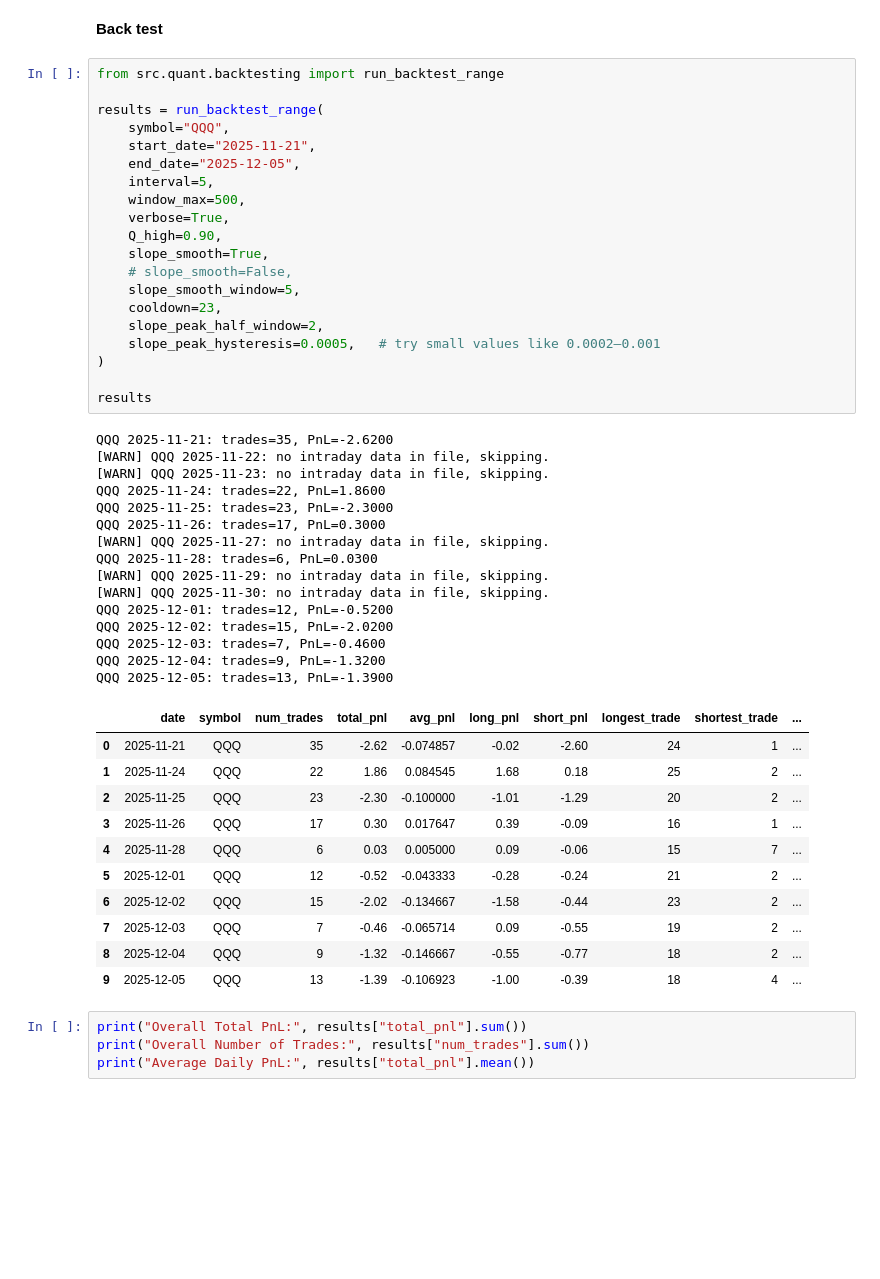
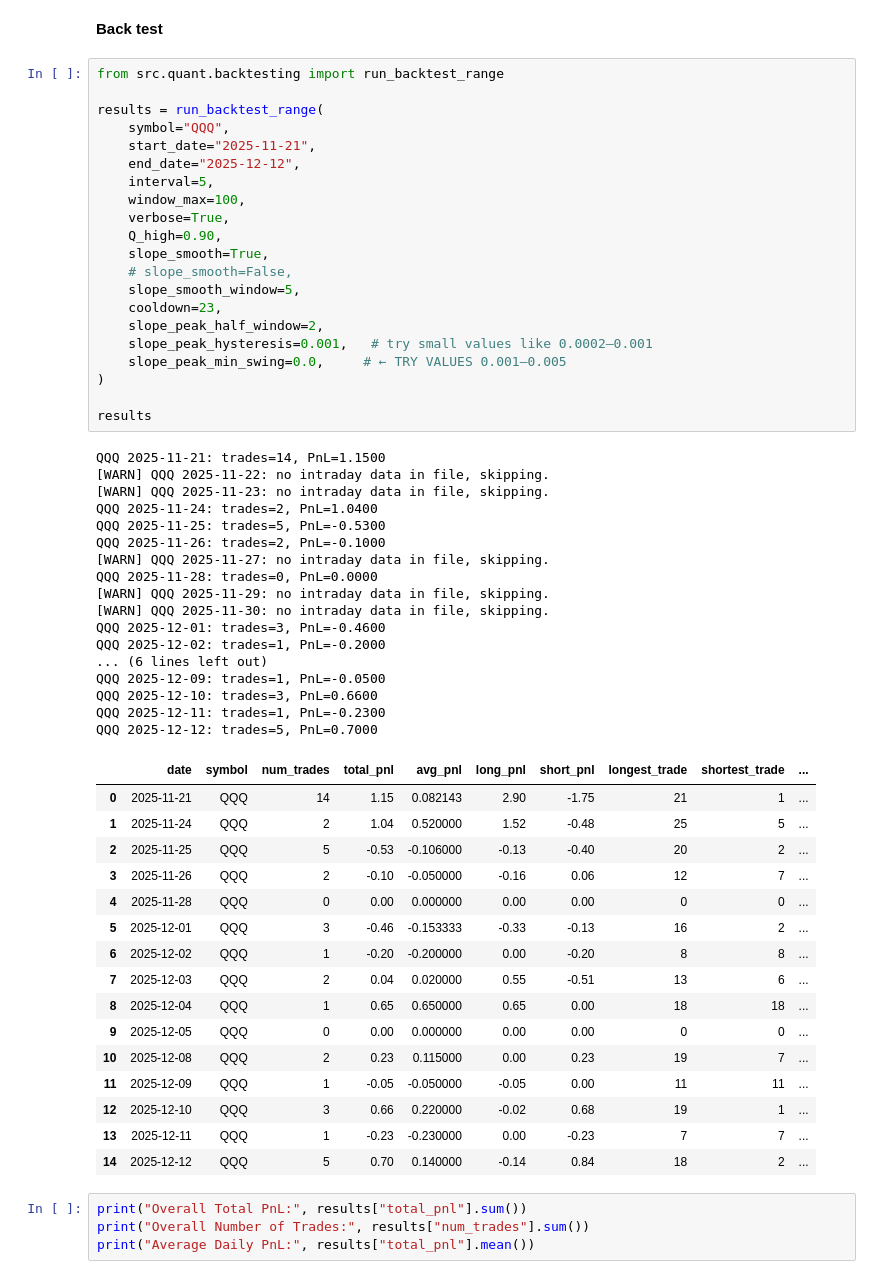
Before and after one commit to AlonMoshe/KF_trading, a Jupyter notebook: notebooks/Full_analysis_3.ipynb, the cells around one changed output. Saved outputs shown, nothing was run; the diff lists cells and outputs as text; blank space fills up the shorter version.

Commit message:
Added peak_to_trough parameter

```diff
--- a/notebooks/Full_analysis_3.ipynb
+++ b/notebooks/Full_analysis_3.ipynb
@@ -28,50 +32,58 @@ from src.data.data_utils import process_raw_to_processed, load_processed_df
 # %%
 from src.quant.backtesting import run_backtest_range
 
 results = run_backtest_range(
     symbol="QQQ",
     start_date="2025-11-21",
-    end_date="2025-12-05",
+    end_date="2025-12-12",
     interval=5,
-    window_max=500,
+    window_max=100,
     verbose=True,
     Q_high=0.90,
     slope_smooth=True,
     # slope_smooth=False,
     slope_smooth_window=5,
     cooldown=23,
     slope_peak_half_window=2,
-    slope_peak_hysteresis=0.0005,   # try small values like 0.0002–0.001
+    slope_peak_hysteresis=0.001,   # try small values like 0.0002–0.001
+    slope_peak_min_swing=0.0,     # ← TRY VALUES 0.001–0.005
 )
 
 results
 # %% [output]
-QQQ 2025-11-21: trades=35, PnL=-2.6200
+QQQ 2025-11-21: trades=14, PnL=1.1500
 [WARN] QQQ 2025-11-22: no intraday data in file, skipping.
 [WARN] QQQ 2025-11-23: no intraday data in file, skipping.
-QQQ 2025-11-24: trades=22, PnL=1.8600
-QQQ 2025-11-25: trades=23, PnL=-2.3000
-QQQ 2025-11-26: trades=17, PnL=0.3000
+QQQ 2025-11-24: trades=2, PnL=1.0400
+QQQ 2025-11-25: trades=5, PnL=-0.5300
+QQQ 2025-11-26: trades=2, PnL=-0.1000
 [WARN] QQQ 2025-11-27: no intraday data in file, skipping.
-QQQ 2025-11-28: trades=6, PnL=0.0300
+QQQ 2025-11-28: trades=0, PnL=0.0000
 [WARN] QQQ 2025-11-29: no intraday data in file, skipping.
 [WARN] QQQ 2025-11-30: no intraday data in file, skipping.
-QQQ 2025-12-01: trades=12, PnL=-0.5200
-QQQ 2025-12-02: trades=15, PnL=-2.0200
-QQQ 2025-12-03: trades=7, PnL=-0.4600
-QQQ 2025-12-04: trades=9, PnL=-1.3200
-QQQ 2025-12-05: trades=13, PnL=-1.3900
+QQQ 2025-12-01: trades=3, PnL=-0.4600
+QQQ 2025-12-02: trades=1, PnL=-0.2000
+... (6 lines left out)
+QQQ 2025-12-09: trades=1, PnL=-0.0500
+QQQ 2025-12-10: trades=3, PnL=0.6600
+QQQ 2025-12-11: trades=1, PnL=-0.2300
+QQQ 2025-12-12: trades=5, PnL=0.7000
 |  | date | symbol | num_trades | total_pnl | avg_pnl | long_pnl | short_pnl | longest_trade | shortest_trade | ... |
-| 0 | 2025-11-21 | QQQ | 35 | -2.62 | -0.074857 | -0.02 | -2.60 | 24 | 1 | ... |
-| 1 | 2025-11-24 | QQQ | 22 | 1.86 | 0.084545 | 1.68 | 0.18 | 25 | 2 | ... |
-| 2 | 2025-11-25 | QQQ | 23 | -2.30 | -0.100000 | -1.01 | -1.29 | 20 | 2 | ... |
-| 3 | 2025-11-26 | QQQ | 17 | 0.30 | 0.017647 | 0.39 | -0.09 | 16 | 1 | ... |
-| 4 | 2025-11-28 | QQQ | 6 | 0.03 | 0.005000 | 0.09 | -0.06 | 15 | 7 | ... |
-| 5 | 2025-12-01 | QQQ | 12 | -0.52 | -0.043333 | -0.28 | -0.24 | 21 | 2 | ... |
-| 6 | 2025-12-02 | QQQ | 15 | -2.02 | -0.134667 | -1.58 | -0.44 | 23 | 2 | ... |
-| 7 | 2025-12-03 | QQQ | 7 | -0.46 | -0.065714 | 0.09 | -0.55 | 19 | 2 | ... |
-| 8 | 2025-12-04 | QQQ | 9 | -1.32 | -0.146667 | -0.55 | -0.77 | 18 | 2 | ... |
-| 9 | 2025-12-05 | QQQ | 13 | -1.39 | -0.106923 | -1.00 | -0.39 | 18 | 4 | ... |
+| 0 | 2025-11-21 | QQQ | 14 | 1.15 | 0.082143 | 2.90 | -1.75 | 21 | 1 | ... |
+| 1 | 2025-11-24 | QQQ | 2 | 1.04 | 0.520000 | 1.52 | -0.48 | 25 | 5 | ... |
+| 2 | 2025-11-25 | QQQ | 5 | -0.53 | -0.106000 | -0.13 | -0.40 | 20 | 2 | ... |
+| 3 | 2025-11-26 | QQQ | 2 | -0.10 | -0.050000 | -0.16 | 0.06 | 12 | 7 | ... |
+| 4 | 2025-11-28 | QQQ | 0 | 0.00 | 0.000000 | 0.00 | 0.00 | 0 | 0 | ... |
+| 5 | 2025-12-01 | QQQ | 3 | -0.46 | -0.153333 | -0.33 | -0.13 | 16 | 2 | ... |
+| 6 | 2025-12-02 | QQQ | 1 | -0.20 | -0.200000 | 0.00 | -0.20 | 8 | 8 | ... |
+| 7 | 2025-12-03 | QQQ | 2 | 0.04 | 0.020000 | 0.55 | -0.51 | 13 | 6 | ... |
+| 8 | 2025-12-04 | QQQ | 1 | 0.65 | 0.650000 | 0.65 | 0.00 | 18 | 18 | ... |
+| 9 | 2025-12-05 | QQQ | 0 | 0.00 | 0.000000 | 0.00 | 0.00 | 0 | 0 | ... |
+| 10 | 2025-12-08 | QQQ | 2 | 0.23 | 0.115000 | 0.00 | 0.23 | 19 | 7 | ... |
+| 11 | 2025-12-09 | QQQ | 1 | -0.05 | -0.050000 | -0.05 | 0.00 | 11 | 11 | ... |
+| 12 | 2025-12-10 | QQQ | 3 | 0.66 | 0.220000 | -0.02 | 0.68 | 19 | 1 | ... |
+| 13 | 2025-12-11 | QQQ | 1 | -0.23 | -0.230000 | 0.00 | -0.23 | 7 | 7 | ... |
+| 14 | 2025-12-12 | QQQ | 5 | 0.70 | 0.140000 | -0.14 | 0.84 | 18 | 2 | ... |
 # %%
 print("Overall Total PnL:", results["total_pnl"].sum())
 print("Overall Number of Trades:", results["num_trades"].sum())
```
Also changed, not shown: parts of 1 cell of this notebook, 9 other files.
